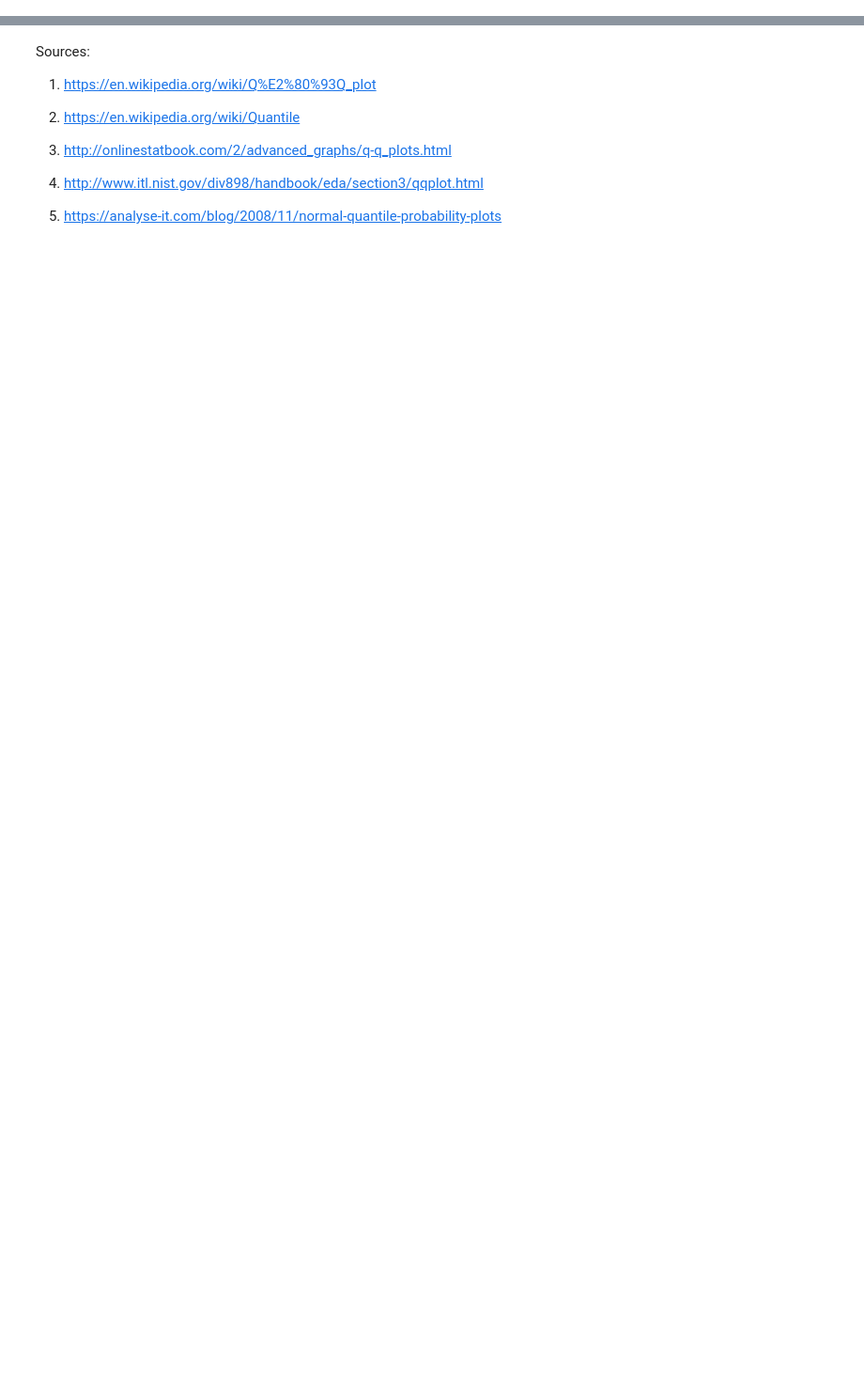
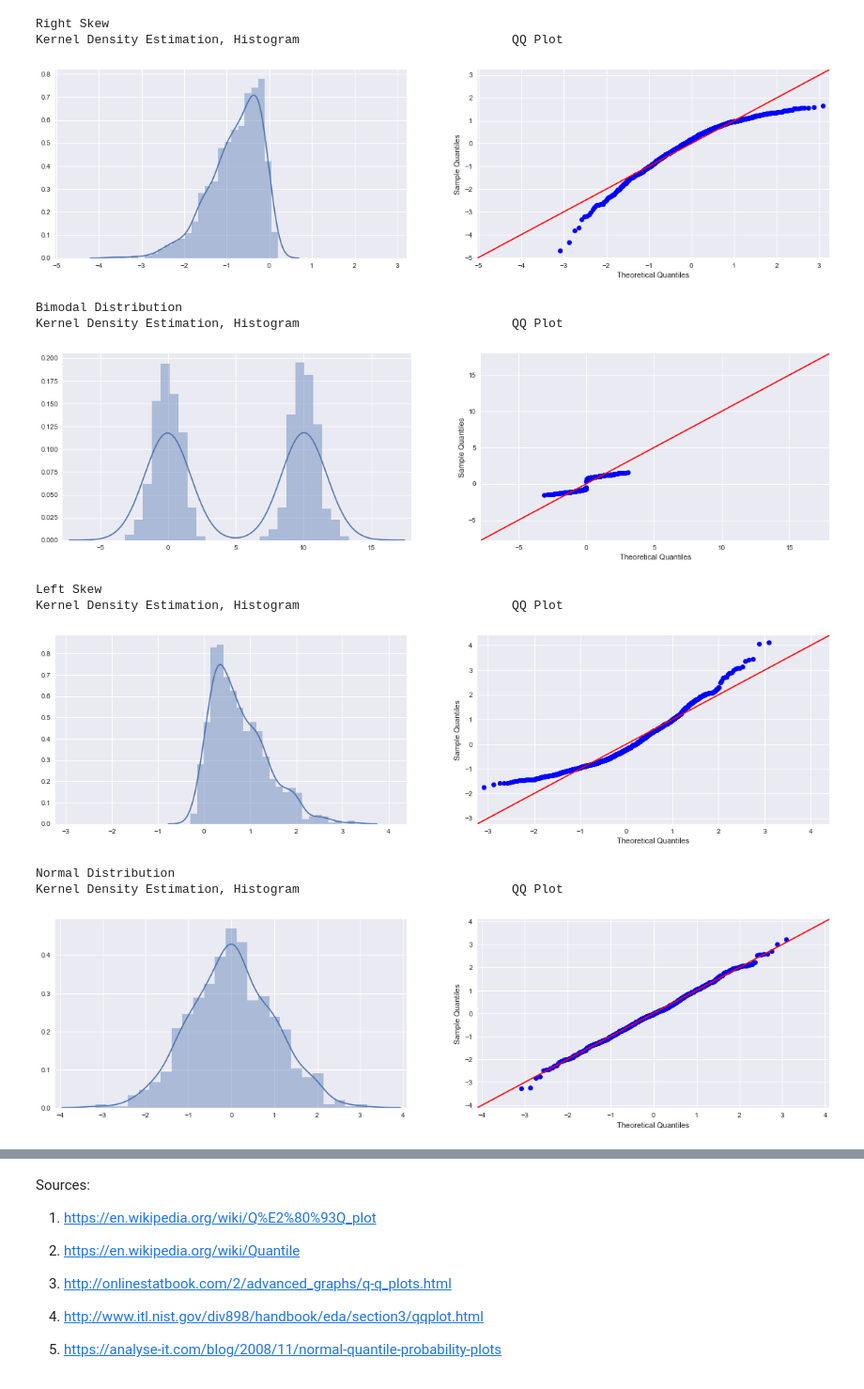
Before and after one commit to momonala/programming-notes, a Jupyter notebook: QQ_plot.ipynb, the cells around one changed output, grey strips where cells are left out. Shown at 94% size. Saved outputs shown, nothing was run; the diff lists cells and outputs as text; code cells hidden in the pictures; blank space fills up the shorter version.

```diff
--- a/QQ_plot.ipynb
+++ b/QQ_plot.ipynb
@@ -69,0 +80,46 @@ Under the hood, there are two important notes: first, the actual quantile level
+# %%
+import seaborn as sb
+from scipy.stats import skewnorm
+
+#create distributions
+norm_data = np.random.normal(loc=0, scale=1, size=1000)
+left_skew = skewnorm.rvs(7, size=1000)
+right_skew = skewnorm.rvs(-7, size=1000)
+heavy_tail = np.random.standard_cauchy(size=1000)
+heavy_tail = heavy_tail = heavy_tail[(heavy_tail>-25) & (heavy_tail<25)] #limit tails for plotting visuals
+light_tail =  np.random.uniform(low=0, high=1, size=1000) #few extrema
+bimodal = np.concatenate((np.random.normal(loc=0, scale=1, size=500), #concat two normals w/ diff locations
+                          np.random.normal(loc=10, scale=1, size=500)
+                         ),axis=0)
+
+#create dictionary for distributions
+sets = {'Normal Distribution':norm_data,
+        'Left Skew':left_skew,
+        'Right Skew':right_skew,
+        'Heavy Tail Distribution':heavy_tail,
+        'Light Tailed Distribution':light_tail,
+        'Bimodal Distribution':bimodal}
+
+#loop and plot
+for dataset in sets:
+    print dataset
+    print 'Kernel Density Estimation, Histogram                             QQ Plot'
+    fig, (ax1, ax2) = plt.subplots(ncols=2, sharex=True)
+    fig.set_size_inches(20,5)
+
+    sb.distplot(sets[dataset], bins=25, ax=ax1) #KDE and histogram
+    sm.qqplot(data=sets[dataset], line='45', fit=True, ax=ax2) #sQQ plot
+    plt.show()
+# %% [output]
+Right Skew
+Kernel Density Estimation, Histogram                             QQ Plot
+[figure, added]
+Bimodal Distribution
+Kernel Density Estimation, Histogram                             QQ Plot
+[figure, added]
+Left Skew
+Kernel Density Estimation, Histogram                             QQ Plot
+[figure, added]
+Normal Distribution
+Kernel Density Estimation, Histogram                             QQ Plot
+[figure, added]
```
Also changed, not shown: parts of 5 cells of this notebook, 1 other file.
